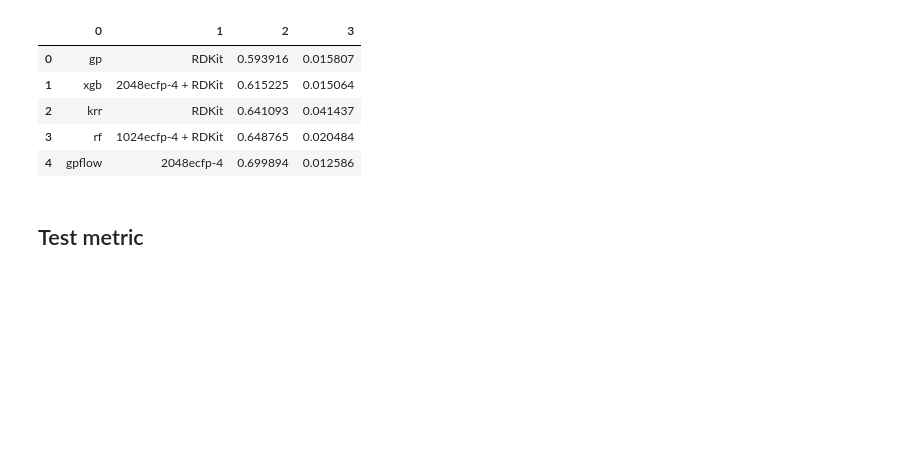
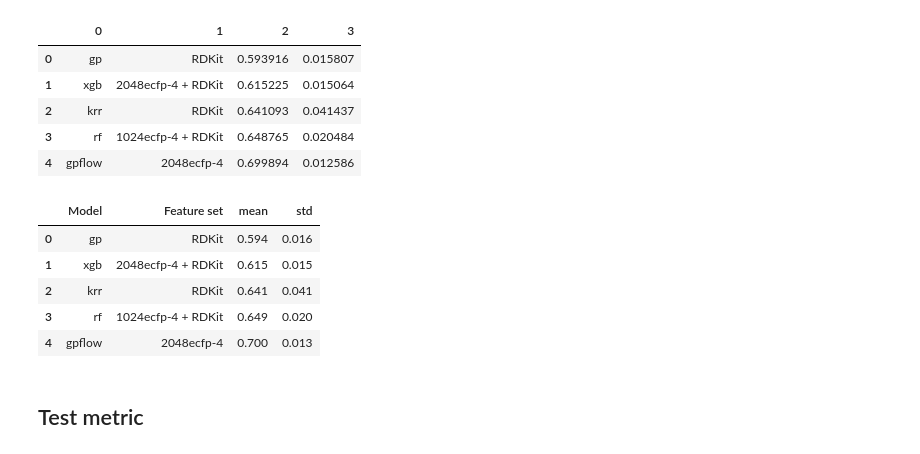
Before and after one commit to GeorgeBatch/moleculenet, a Jupyter notebook: notebooks/prepare_extended_grid_search_results.ipynb, the cells around one changed output. Saved outputs shown, nothing was run; the diff lists cells and outputs as text; code cells hidden in the pictures; blank space fills up the shorter version.

```diff
--- a/notebooks/prepare_extended_grid_search_results.ipynb
+++ b/notebooks/prepare_extended_grid_search_results.ipynb
@@ -115,3 +119,6 @@ RMSE          :  root-mean-square error
 MAE           :  mean absolute error
 R^2           :  R^2 (coefficient of determination)
 pearson_r     :  Pearson correlation
+# %%
+rp = datasets_to_rounding_precision[dataset]
+rp
@@ -469,6 +478,17 @@ best_val_scores
 | 2 | krr | RDKit | 0.641093 | 0.041437 |
 | 3 | rf | 1024ecfp-4 + RDKit | 0.648765 | 0.020484 |
 | 4 | gpflow | 2048ecfp-4 | 0.699894 | 0.012586 |
+# %%
+best_val_scores.columns = ['Model', 'Feature set', 'mean', 'std']
+best_val_scores = best_val_scores.round(rp)
+best_val_scores
+# %% [output]
+|  | Model | Feature set | mean | std |
+| 0 | gp | RDKit | 0.594 | 0.016 |
+| 1 | xgb | 2048ecfp-4 + RDKit | 0.615 | 0.015 |
+| 2 | krr | RDKit | 0.641 | 0.041 |
+| 3 | rf | 1024ecfp-4 + RDKit | 0.649 | 0.020 |
+| 4 | gpflow | 2048ecfp-4 | 0.700 | 0.013 |
 # %%
 best_val_scores.to_csv(f'../tables/{dataset}_{smile_type}_{grid_search_type}_{cf}_best_val_{metric}_model_x_featureset_mean_std.csv', index=True)
 # %% [markdown]
```
Also changed, not shown: parts of 8 cells of this notebook.
